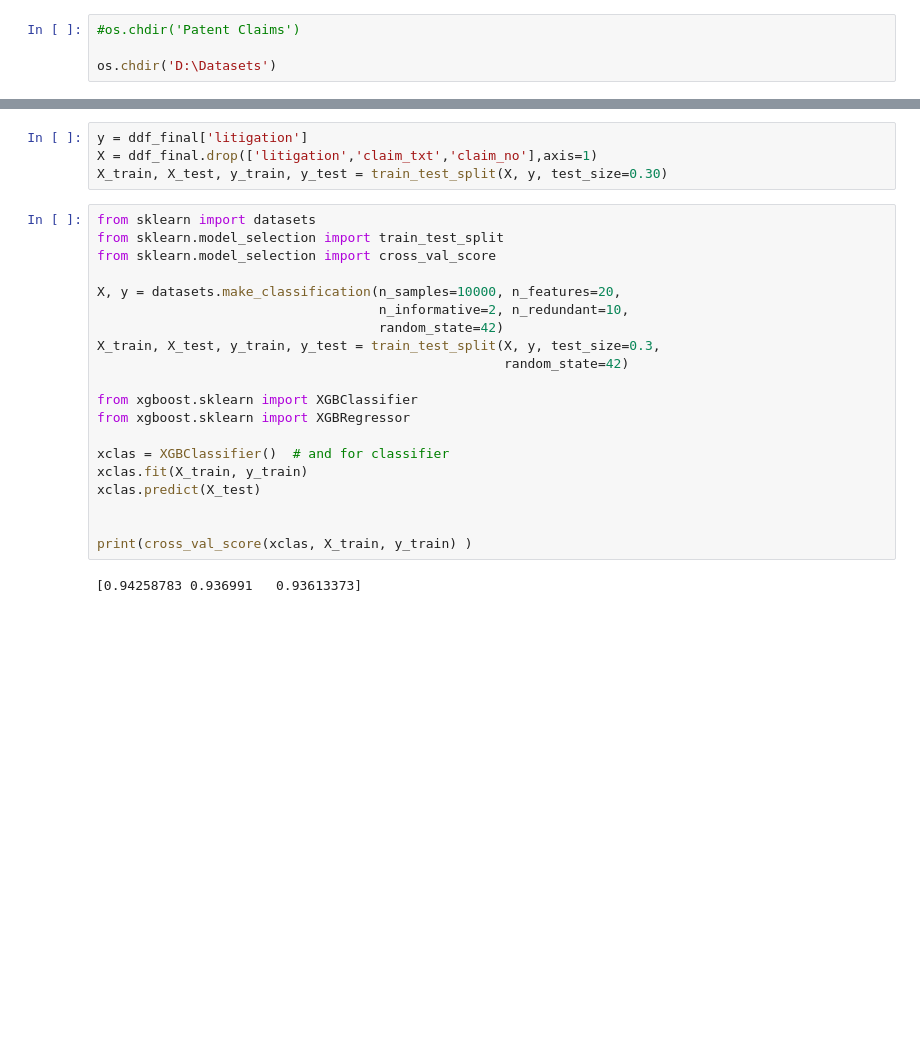
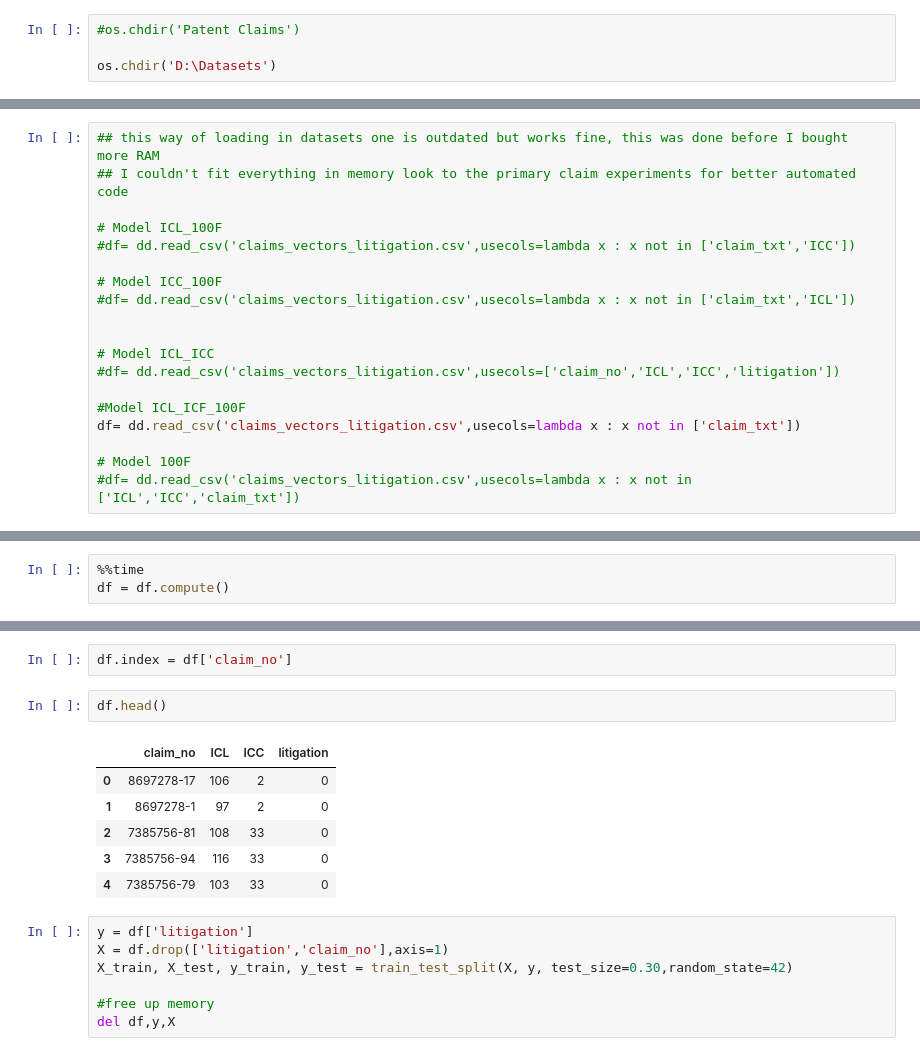
Before and after one commit to zdwhite/USPTO-Capstone, a Jupyter notebook: Classification Doc2Vec.ipynb, the cells around one changed output, grey strips where cells are left out. Drawn from its saved outputs; the diff is of its cells as text; blank space fills up the shorter version.

```diff
--- a/Classification Doc2Vec.ipynb
+++ b/Classification Doc2Vec.ipynb
@@ -16,0 +42,19 @@ ddf_final = dd.read_csv('claims_vectors_litigation.csv')
+# %%
+## this way of loading in datasets one is outdated but works fine, this was done before I bought more RAM
+## I couldn't fit everything in memory look to the primary claim experiments for better automated code
+
+# Model ICL_100F
+#df= dd.read_csv('claims_vectors_litigation.csv',usecols=lambda x : x not in ['claim_txt','ICC'])
+
+# Model ICC_100F
+#df= dd.read_csv('claims_vectors_litigation.csv',usecols=lambda x : x not in ['claim_txt','ICL'])
+
+
+# Model ICL_ICC
+#df= dd.read_csv('claims_vectors_litigation.csv',usecols=['claim_no','ICL','ICC','litigation'])
+
+#Model ICL_ICF_100F
+df= dd.read_csv('claims_vectors_litigation.csv',usecols=lambda x : x not in ['claim_txt'])
+
+# Model 100F
+#df= dd.read_csv('claims_vectors_litigation.csv',usecols=lambda x : x not in ['ICL','ICC','claim_txt'])
@@ -16,0 +73,3 @@ ddf_final = dd.read_csv('claims_vectors_litigation.csv')
+# %%
+%%time
+df = df.compute()
@@ -17,26 +125,18 @@ ddf_final = dd.read_csv('claims_vectors_litigation.csv')
+# %%
+df.index = df['claim_no']
+# %%
+df.head()
+# %% [output]
+|  | claim_no | ICL | ICC | litigation |
+| 0 | 8697278-17 | 106 | 2 | 0 |
+| 1 | 8697278-1 | 97 | 2 | 0 |
+| 2 | 7385756-81 | 108 | 33 | 0 |
+| 3 | 7385756-94 | 116 | 33 | 0 |
+| 4 | 7385756-79 | 103 | 33 | 0 |
 # %%
-y = ddf_final['litigation']
-X = ddf_final.drop(['litigation','claim_txt','claim_no'],axis=1)
-X_train, X_test, y_train, y_test = train_test_split(X, y, test_size=0.30)
+y = df['litigation']
+X = df.drop(['litigation','claim_no'],axis=1)
+X_train, X_test, y_train, y_test = train_test_split(X, y, test_size=0.30,random_state=42)
+
+#free up memory
+del df,y,X
-# %%
-from sklearn import datasets
-from sklearn.model_selection import train_test_split
-from sklearn.model_selection import cross_val_score
-
-X, y = datasets.make_classification(n_samples=10000, n_features=20,
-                                    n_informative=2, n_redundant=10,
-                                    random_state=42)
-X_train, X_test, y_train, y_test = train_test_split(X, y, test_size=0.3,
-                                                    random_state=42)
-
-from xgboost.sklearn import XGBClassifier
-from xgboost.sklearn import XGBRegressor
-
-xclas = XGBClassifier()  # and for classifier
-xclas.fit(X_train, y_train)
-xclas.predict(X_test)
-
-
-print(cross_val_score(xclas, X_train, y_train) )
-# %% [output]
-[0.94258783 0.936991   0.93613373]
```
Also changed, not shown: parts of 31 cells of this notebook, 1 other file.
